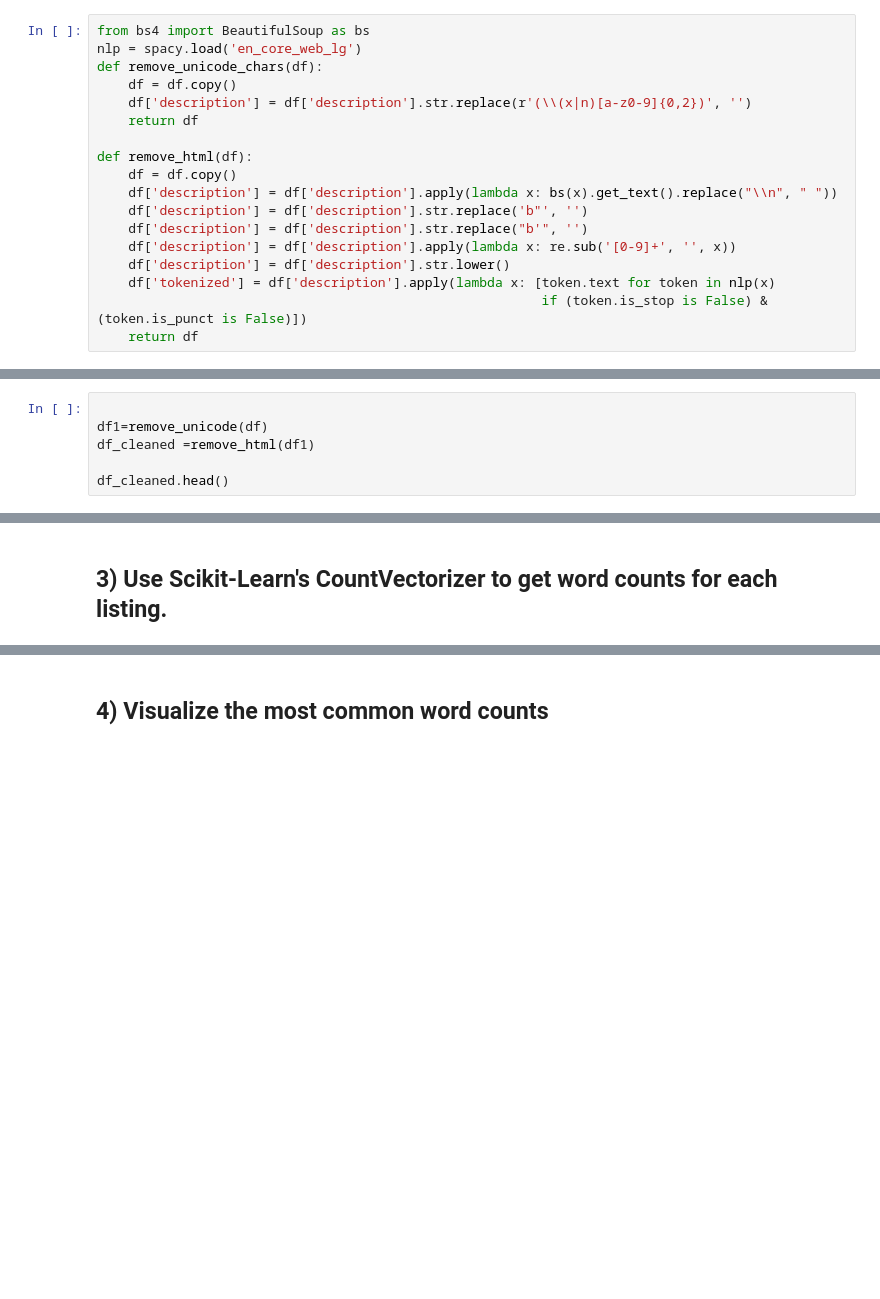
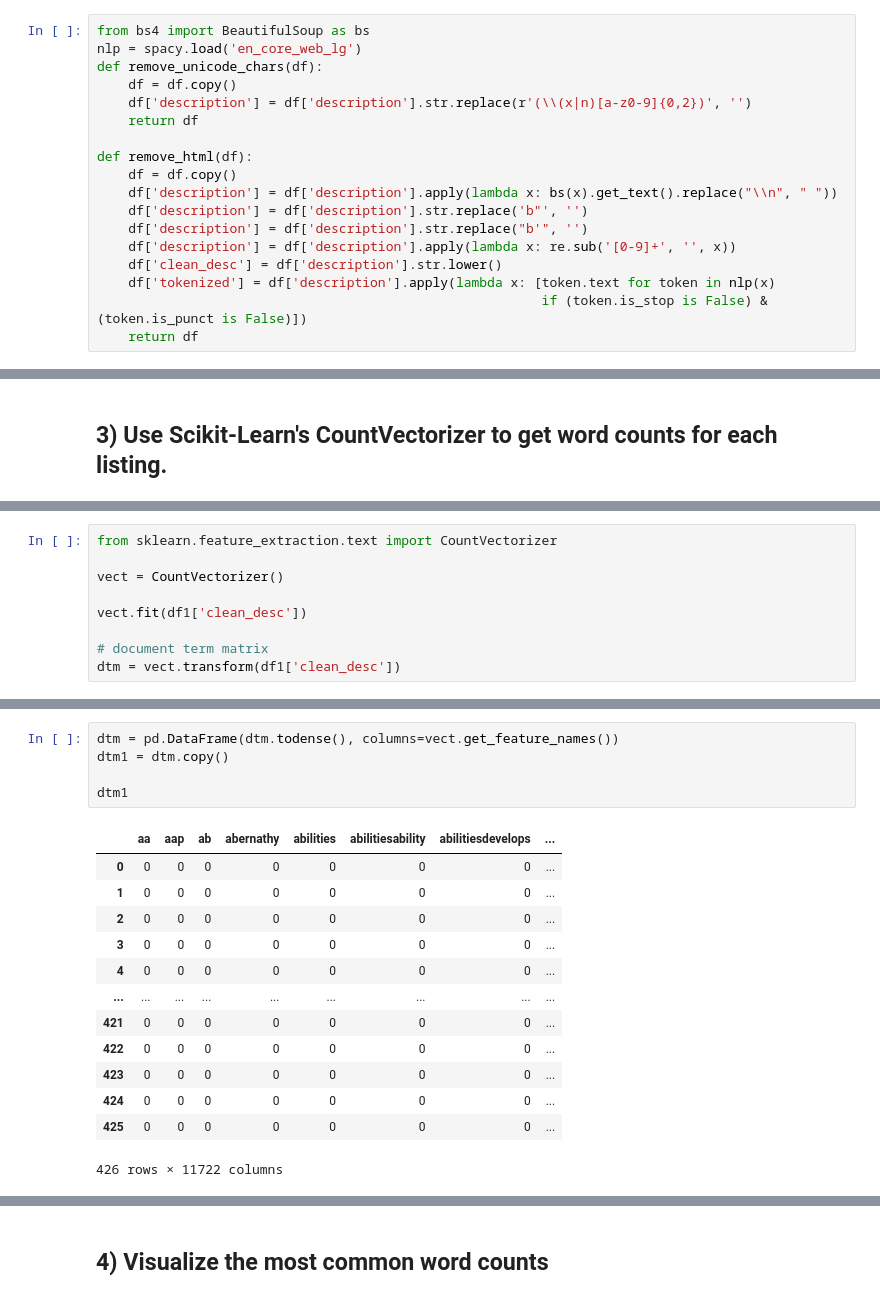
Before and after one commit to pingao2019/DS-Unit-4-Sprint-1-NLP, a Jupyter notebook: LS_DS_412_Vector_Representations_Assignment.ipynb, the cells around one changed output, grey strips where cells are left out. Cells and saved outputs as stored; diff of their text form; blank space fills up the shorter version.

```diff
--- a/LS_DS_412_Vector_Representations_Assignment.ipynb
+++ b/LS_DS_412_Vector_Representations_Assignment.ipynb
@@ -75,7 +75,7 @@ def remove_html(df):
     df['description'] = df['description'].str.replace('b"', '')
     df['description'] = df['description'].str.replace("b'", '')
     df['description'] = df['description'].apply(lambda x: re.sub('[0-9]+', '', x))
-    df['description'] = df['description'].str.lower()
+    df['clean_desc'] = df['description'].str.lower()
     df['tokenized'] = df['description'].apply(lambda x: [token.text for token in nlp(x)
                                                          if (token.is_stop is False) & (token.is_punct is False)])
     return df
@@ -105,6 +108,0 @@ SyntaxError: invalid syntax (<ipython-input-30-13a776d8c0b7>, line 16)
-# %%
-
-df1=remove_unicode(df)
-df_cleaned =remove_html(df1)
-
-df_cleaned.head()
@@ -125,0 +151,9 @@ raise Exception("\nThis task is not complete. \nReplace this line with your code
+# %%
+from sklearn.feature_extraction.text import CountVectorizer
+
+vect = CountVectorizer()
+
+vect.fit(df1['clean_desc'])
+
+# document term matrix
+dtm = vect.transform(df1['clean_desc'])
@@ -125,0 +181,19 @@ raise Exception("\nThis task is not complete. \nReplace this line with your code
+# %%
+dtm = pd.DataFrame(dtm.todense(), columns=vect.get_feature_names())
+dtm1 = dtm.copy()
+
+dtm1
+# %% [output]
+|  | aa | aap | ab | abernathy | abilities | abilitiesability | abilitiesdevelops | ... |
+| 0 | 0 | 0 | 0 | 0 | 0 | 0 | 0 | ... |
+| 1 | 0 | 0 | 0 | 0 | 0 | 0 | 0 | ... |
+| 2 | 0 | 0 | 0 | 0 | 0 | 0 | 0 | ... |
+| 3 | 0 | 0 | 0 | 0 | 0 | 0 | 0 | ... |
+| 4 | 0 | 0 | 0 | 0 | 0 | 0 | 0 | ... |
+| ... | ... | ... | ... | ... | ... | ... | ... | ... |
+| 421 | 0 | 0 | 0 | 0 | 0 | 0 | 0 | ... |
+| 422 | 0 | 0 | 0 | 0 | 0 | 0 | 0 | ... |
+| 423 | 0 | 0 | 0 | 0 | 0 | 0 | 0 | ... |
+| 424 | 0 | 0 | 0 | 0 | 0 | 0 | 0 | ... |
+| 425 | 0 | 0 | 0 | 0 | 0 | 0 | 0 | ... |
+426 rows × 11722 columns
```
Also changed, not shown: parts of 22 cells of this notebook.
